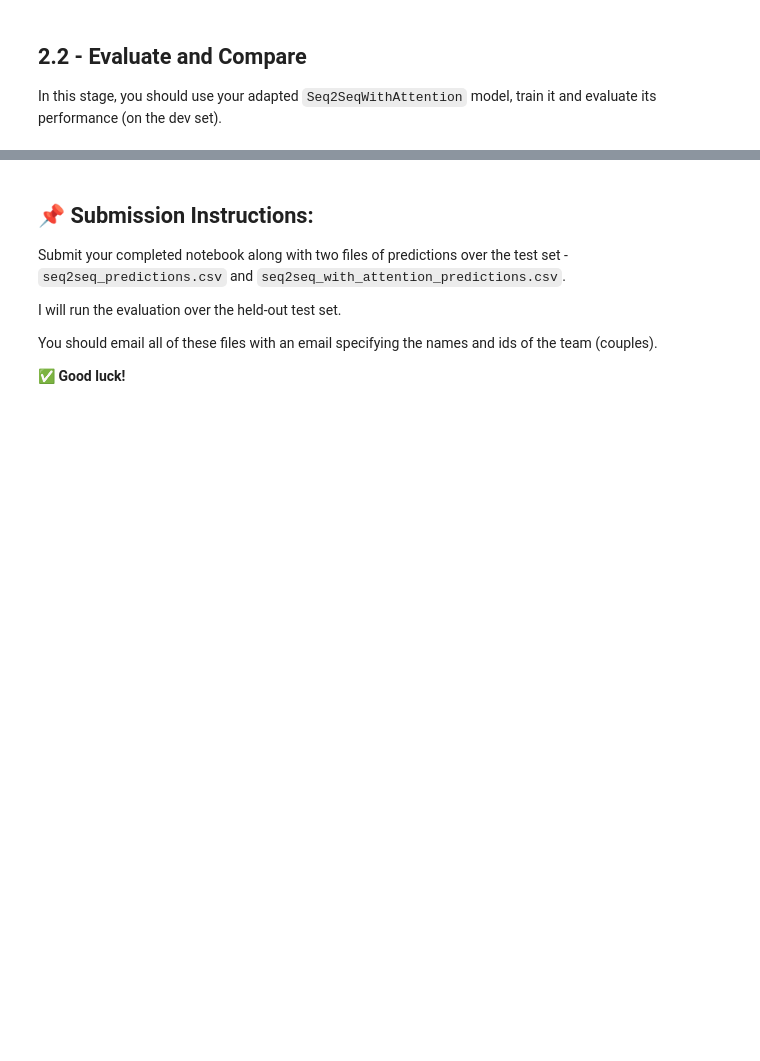
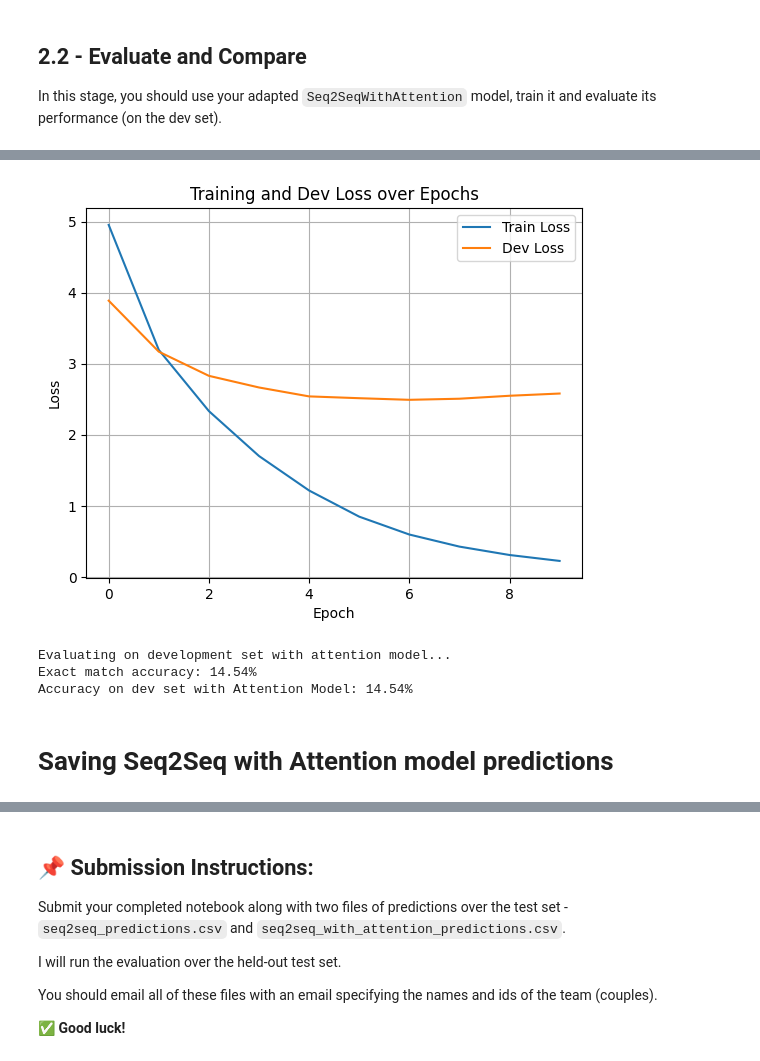
Before and after one commit to AviRahimov/Sequence-To-Sequence-model-w-o-Attention, a Jupyter notebook: Advanced_Models_For_Language_Understanding_Assignment1.ipynb, the cells around one changed output, grey strips where cells are left out. Saved outputs shown, nothing was run; the diff lists cells and outputs as text; code cells hidden in the pictures; blank space fills up the shorter version.

```diff
--- a/Advanced_Models_For_Language_Understanding_Assignment1.ipynb
+++ b/Advanced_Models_For_Language_Understanding_Assignment1.ipynb
@@ -1720,0 +1138,39 @@ Find 'seq2seq_with_attention_predictions.csv' in the 'Output' section after comm
+# %%
+# Model Hyperparameters
+embedding_size = 128  # You can experiment with these
+encoder_hidden_size = 256
+decoder_hidden_size = 256 # For dot-product attention, this often matches encoder_hidden_size
+
+# Instantiate Encoder and new Decoder (DecoderRNNWithAttention)
+print("Initializing model components with attention...")
+attn_encoder = EncoderRNN(vocab_size, embedding_size, encoder_hidden_size)
+attn_decoder = DecoderRNNWithAttention(vocab_size, embedding_size, decoder_hidden_size, encoder_hidden_size)
+
+# Instantiate Seq2SeqWithAttention model
+# Ensure device is defined
+device = torch.device("cuda" if torch.cuda.is_available() else "cpu")
+
+attn_model = Seq2SeqWithAttention(attn_encoder, attn_decoder, sos_idx, device)
+attn_model.to(device)
+print("Seq2SeqWithAttention model created and moved to device:", device)
+
+# Optimizer and Criterion
+optimizer_attn = optim.Adam(attn_model.parameters(), lr=0.001)
+criterion_attn = nn.CrossEntropyLoss(ignore_index=word2idx[PAD])
+
+# Training parameters
+num_epochs_attn = 20 # Max epochs, early stopping might finish sooner
+early_stopping_patience = 3 # Number of epochs to wait for dev loss improvement
+
+print(f"\nStarting training for Seq2SeqWithAttention model...")
+train_losses_attn, dev_losses_attn = train_model_with_early_stopping(
+    attn_model,
+    train_loader,
+    dev_loader,
+    optimizer_attn,
+    criterion_attn,
+    device,
+    num_epochs=num_epochs_attn,
+    patience=early_stopping_patience
+)
+print("Training with early stopping finished.")
@@ -1720,0 +1195,22 @@ Find 'seq2seq_with_attention_predictions.csv' in the 'Output' section after comm
+# %%
+plot_losses(train_losses_attn, dev_losses_attn)
+# %% [output]
+[figure, added]
+# %%
+# --- Evaluate (if you have an evaluation function like evaluate_sentence_predictions) ---
+print("\nEvaluating on development set with attention model...")
+dev_input_sentences = dev_df['input_sentence'].tolist()
+dev_target_sentences = dev_df['target_sentence'].tolist()
+
+attn_predictions_dev = infer_sentences_with_attention(
+    dev_input_sentences, attn_model, word2idx, idx2word, device, max_len=max_len # max_len from your setup
+)
+
+accuracy_attn = evaluate_sentence_predictions(attn_predictions_dev, dev_target_sentences)
+print(f"Accuracy on dev set with Attention Model: {accuracy_attn:.2f}%")
+# %% [output]
+Evaluating on development set with attention model...
+Exact match accuracy: 14.54%
+Accuracy on dev set with Attention Model: 14.54%
+# %% [markdown]
+# Saving Seq2Seq with Attention model predictions
```
Also changed, not shown: parts of 27 cells of this notebook, 2 other files.
